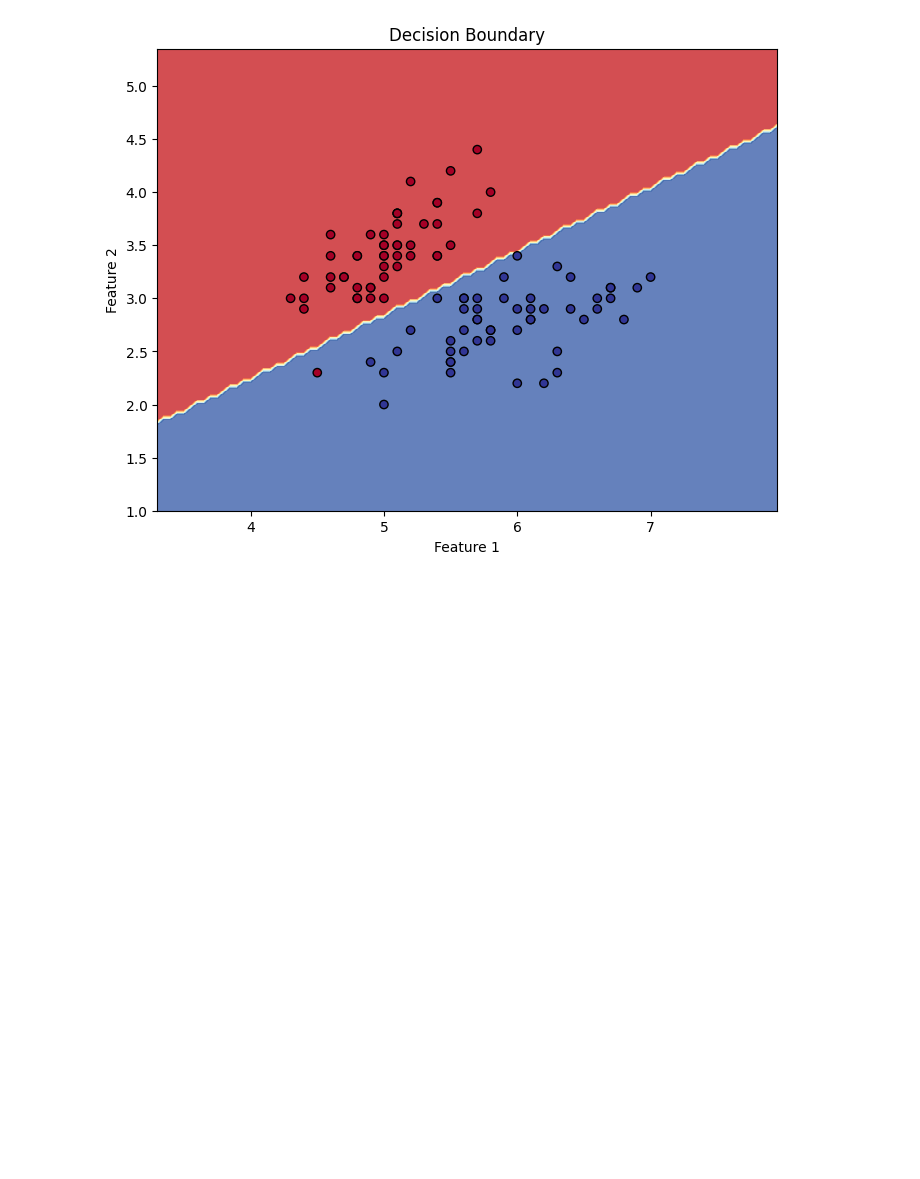
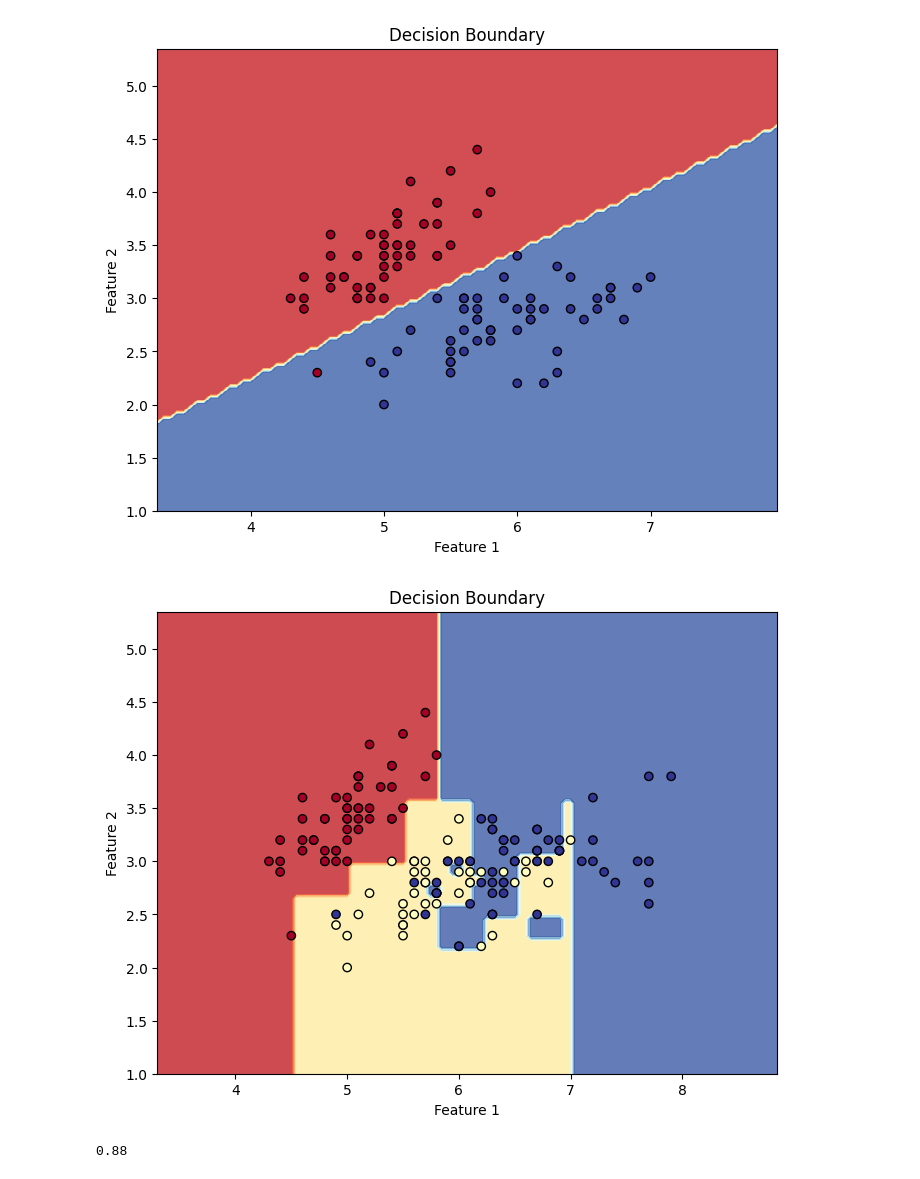
Before and after one commit to Elgnida/basic_ml_algorithms, a Jupyter notebook: iris_classification.ipynb, the cells around one changed output. Drawn from its saved outputs; the diff is of its cells as text; code cells hidden in the pictures; blank space fills up the shorter version.

```diff
--- a/iris_classification.ipynb
+++ b/iris_classification.ipynb
@@ -69,3 +69,18 @@ lrc.fit(X_train, y_train)
 plot_decision_boundary(lrc, X_train, y_train)
 # %% [output]
 [figure]
+# %%
+from decision_tree_classifier import Decision_Tree_Classifier
+
+iris = load_iris()
+X_train = iris.data[:, [0, 1]]
+y_train = iris.target
+
+model = Decision_Tree_Classifier()
+model.fit(X_train, y_train)
+preds = model.predict(X_train)
+plot_decision_boundary(model, X_train, y_train)
+accuracy_score(y_train, preds)
+# %% [output]
+[figure, added]
+0.88
```
Also changed, not shown: parts of 1 cell of this notebook.
